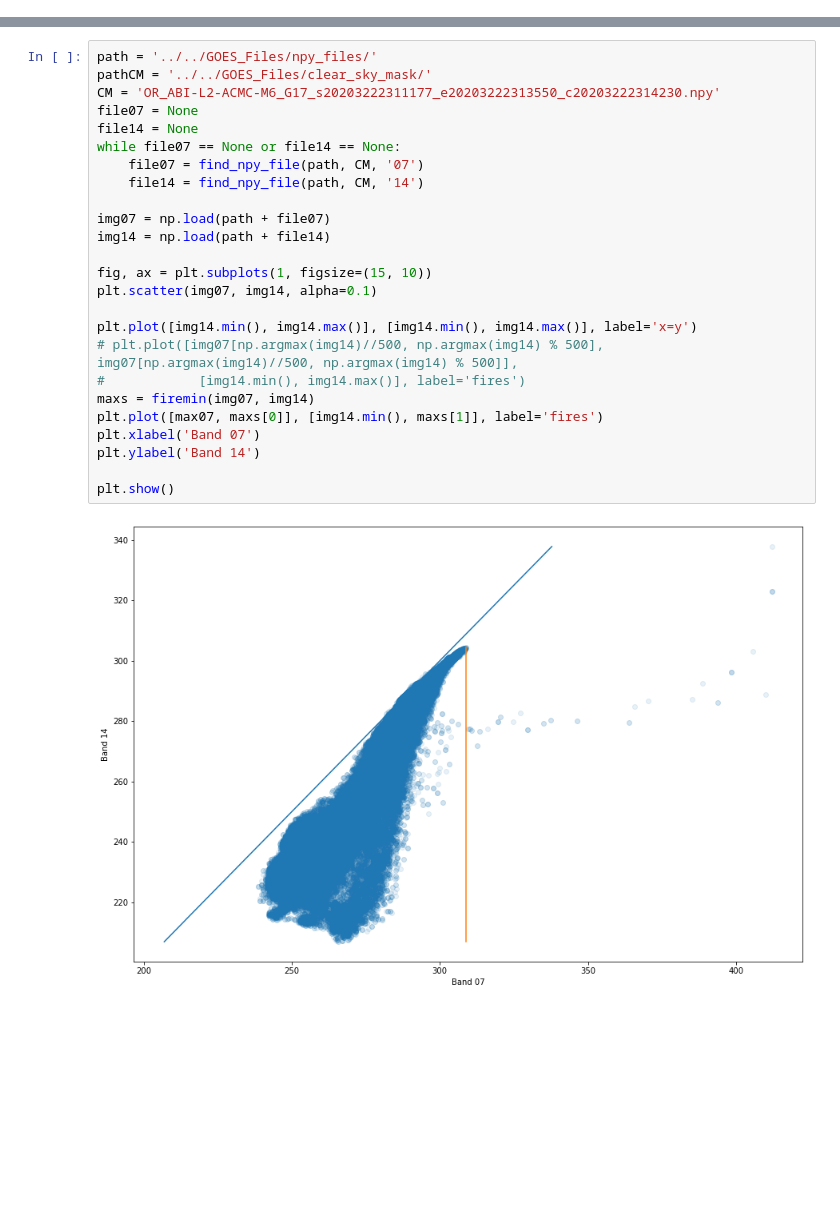
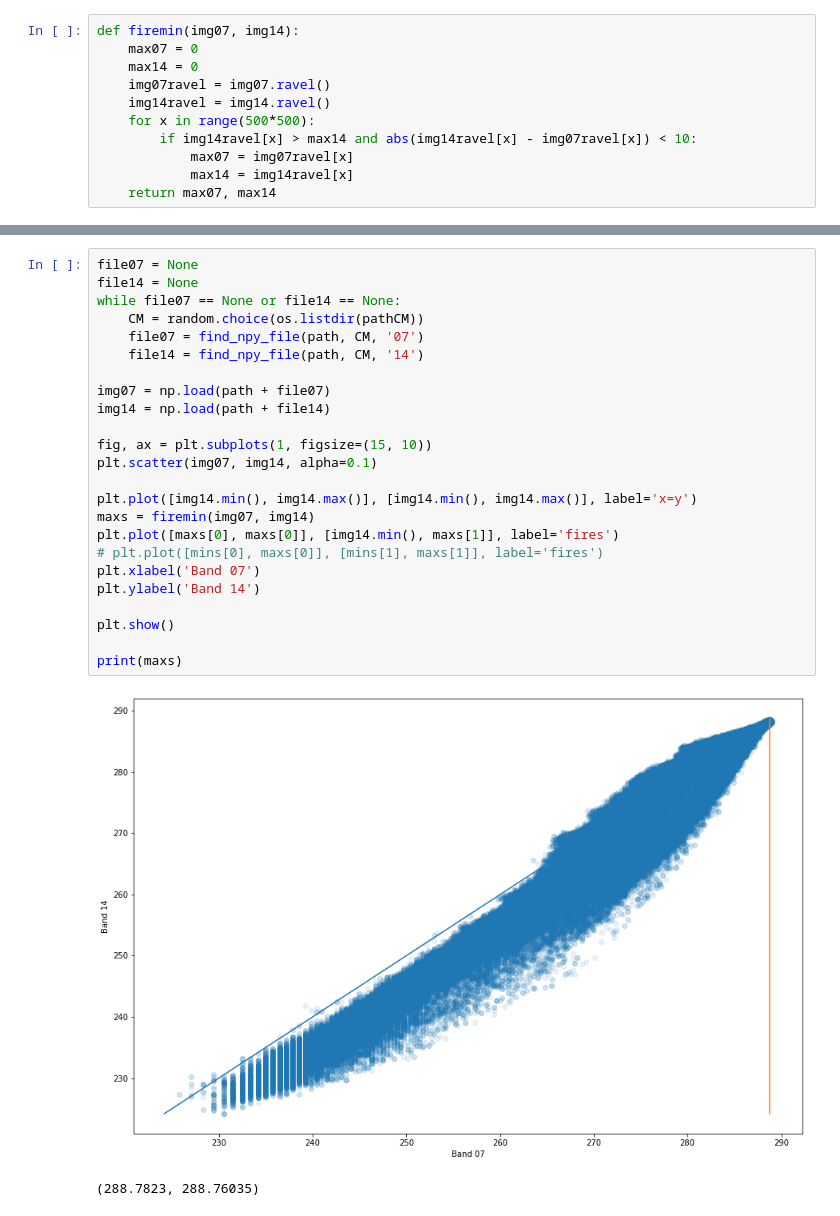
Before and after one commit to ccny-glasslab/Fires, a Jupyter notebook: Identifying Fires/fire_threshold_outliers.ipynb, the cells around one changed output, grey strips where cells are left out. Saved outputs shown, nothing was run; the diff lists cells and outputs as text; blank space fills up the shorter version.

Commit message:
finishing up fires algorithm

```diff
--- a/Identifying Fires/fire_threshold_outliers.ipynb
+++ b/Identifying Fires/fire_threshold_outliers.ipynb
@@ -22,0 +60,11 @@ def find_npy_file(path, file, band):
+# %%
+def firemin(img07, img14):
+    max07 = 0
+    max14 = 0
+    img07ravel = img07.ravel()
+    img14ravel = img14.ravel()
+    for x in range(500*500):
+        if img14ravel[x] > max14 and abs(img14ravel[x] - img07ravel[x]) < 10:
+            max07 = img07ravel[x]
+            max14 = img14ravel[x]
+    return max07, max14
@@ -23,27 +77,27 @@ def find_npy_file(path, file, band):
 # %%
-path = '../../GOES_Files/npy_files/'
-pathCM = '../../GOES_Files/clear_sky_mask/'
-CM = 'OR_ABI-L2-ACMC-M6_G17_s20203222311177_e20203222313550_c20203222314230.npy'
 file07 = None
 file14 = None
 while file07 == None or file14 == None:
+    CM = random.choice(os.listdir(pathCM))
     file07 = find_npy_file(path, CM, '07')
     file14 = find_npy_file(path, CM, '14')
 
 img07 = np.load(path + file07)
 img14 = np.load(path + file14)
 
 fig, ax = plt.subplots(1, figsize=(15, 10))
 plt.scatter(img07, img14, alpha=0.1)
 
 plt.plot([img14.min(), img14.max()], [img14.min(), img14.max()], label='x=y')
-# plt.plot([img07[np.argmax(img14)//500, np.argmax(img14) % 500], img07[np.argmax(img14)//500, np.argmax(img14) % 500]],
-#            [img14.min(), img14.max()], label='fires')
 maxs = firemin(img07, img14)
-plt.plot([max07, maxs[0]], [img14.min(), maxs[1]], label='fires')
+plt.plot([maxs[0], maxs[0]], [img14.min(), maxs[1]], label='fires')
+# plt.plot([mins[0], maxs[0]], [mins[1], maxs[1]], label='fires')
 plt.xlabel('Band 07')
 plt.ylabel('Band 14')
 
 plt.show()
+
+print(maxs)
 # %% [output]
-[figure, old version]
+[figure, new version]
+(288.7823, 288.76035)
```
Also changed, not shown: parts of 10 cells of this notebook, 6 other files.
